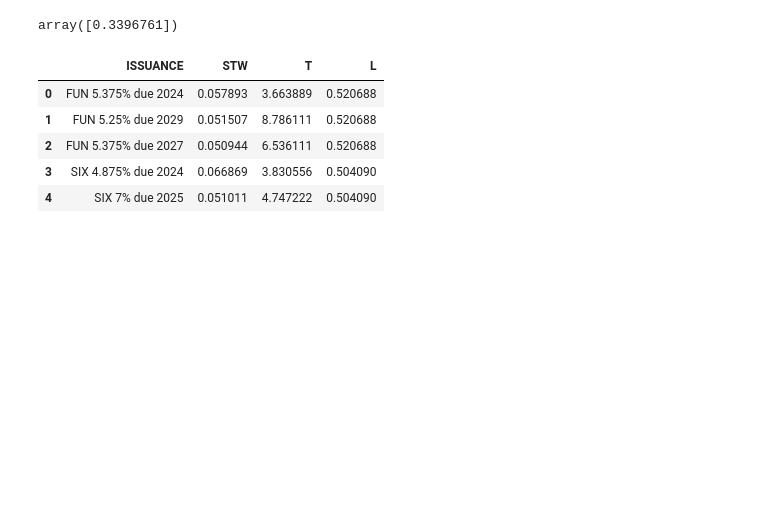
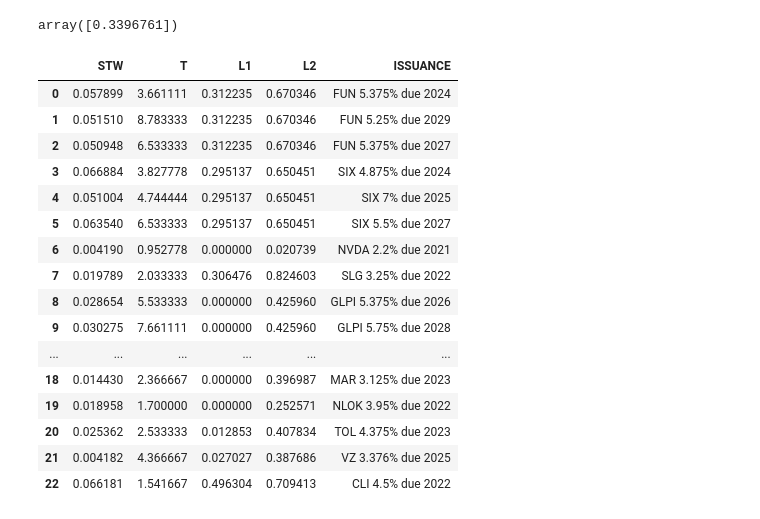
Before and after one commit to gravaman/civ_screen, a Jupyter notebook: utils.ipynb, the cells around one changed output. Saved outputs shown, nothing was run; the diff lists cells and outputs as text; code cells hidden in the pictures; blank space fills up the shorter version.

```diff
--- a/utils.ipynb
+++ b/utils.ipynb
@@ -66,13 +67,24 @@ array([0.3396761])
 # %%
 # load data from csv
 data_url = 'civ_data.csv'
 df = pd.read_csv(data_url)
-df.head()
+df
 # %% [output]
-|  | ISSUANCE | STW | T | L |
-| 0 | FUN 5.375% due 2024 | 0.057893 | 3.663889 | 0.520688 |
-| 1 | FUN 5.25% due 2029 | 0.051507 | 8.786111 | 0.520688 |
-| 2 | FUN 5.375% due 2027 | 0.050944 | 6.536111 | 0.520688 |
-| 3 | SIX 4.875% due 2024 | 0.066869 | 3.830556 | 0.504090 |
-| 4 | SIX 7% due 2025 | 0.051011 | 4.747222 | 0.504090 |
+|  | STW | T | L1 | L2 | ISSUANCE |
+| 0 | 0.057899 | 3.661111 | 0.312235 | 0.670346 | FUN 5.375% due 2024 |
+| 1 | 0.051510 | 8.783333 | 0.312235 | 0.670346 | FUN 5.25% due 2029 |
+| 2 | 0.050948 | 6.533333 | 0.312235 | 0.670346 | FUN 5.375% due 2027 |
+| 3 | 0.066884 | 3.827778 | 0.295137 | 0.650451 | SIX 4.875% due 2024 |
+| 4 | 0.051004 | 4.744444 | 0.295137 | 0.650451 | SIX 7% due 2025 |
+| 5 | 0.063540 | 6.533333 | 0.295137 | 0.650451 | SIX 5.5% due 2027 |
+| 6 | 0.004190 | 0.952778 | 0.000000 | 0.020739 | NVDA 2.2% due 2021 |
+| 7 | 0.019789 | 2.033333 | 0.306476 | 0.824603 | SLG 3.25% due 2022 |
+| 8 | 0.028654 | 5.533333 | 0.000000 | 0.425960 | GLPI 5.375% due 2026 |
+| 9 | 0.030275 | 7.661111 | 0.000000 | 0.425960 | GLPI 5.75% due 2028 |
+| ... | ... | ... | ... | ... | ... |
+| 18 | 0.014430 | 2.366667 | 0.000000 | 0.396987 | MAR 3.125% due 2023 |
+| 19 | 0.018958 | 1.700000 | 0.000000 | 0.252571 | NLOK 3.95% due 2022 |
+| 20 | 0.025362 | 2.533333 | 0.012853 | 0.407834 | TOL 4.375% due 2023 |
+| 21 | 0.004182 | 4.366667 | 0.027027 | 0.387686 | VZ 3.376% due 2025 |
+| 22 | 0.066181 | 1.541667 | 0.496304 | 0.709413 | CLI 4.5% due 2022 |
 # %%
```
Also changed, not shown: parts of 8 cells of this notebook, 3 other files.
